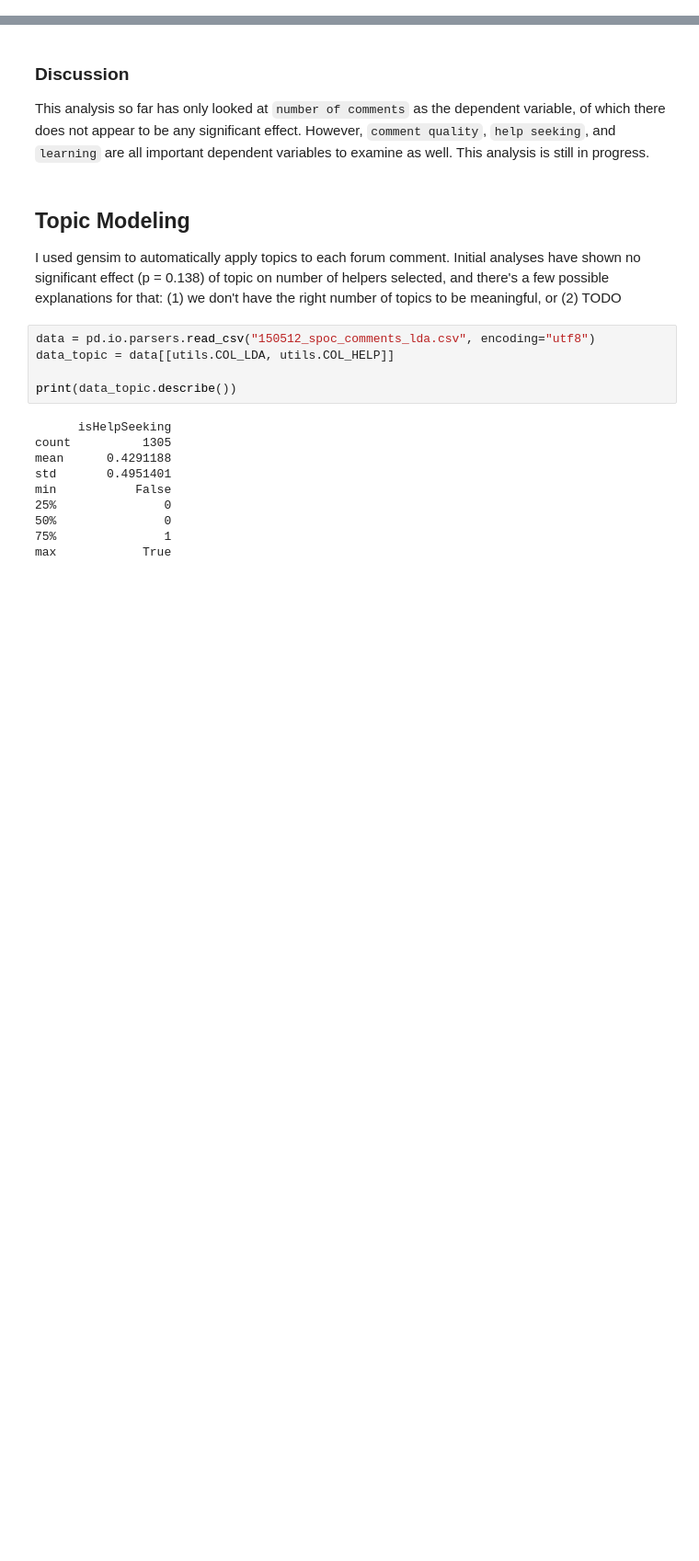
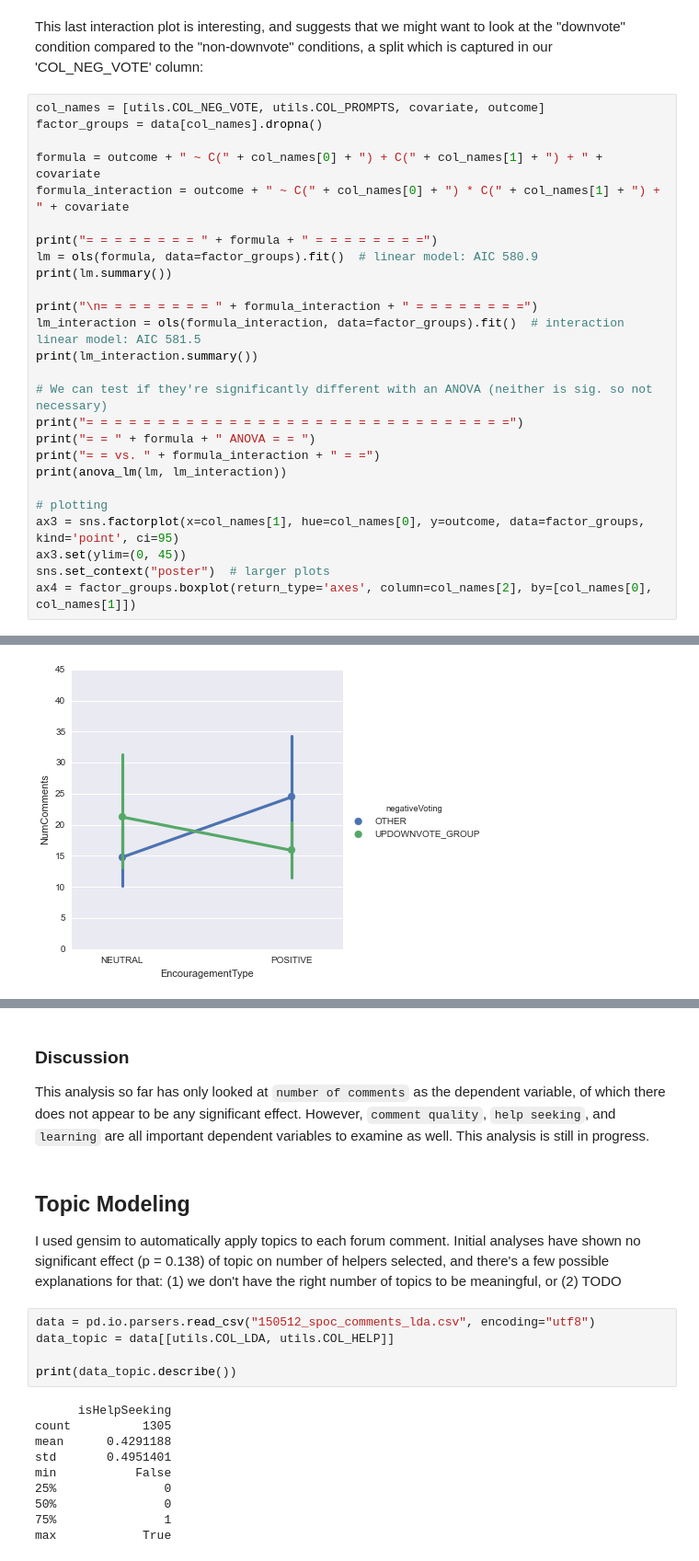
Before and after one commit to UberHowley/spoc-file-processing, a Jupyter notebook: SPOCanalysis.ipynb, the cells around one changed output, grey strips where cells are left out. Shown: that part at 92% size. Cells and saved outputs as stored; diff of their text form; blank space fills up the shorter version.

Commit message:
Regrouping votes for more analysis in IPython NB

```diff
--- a/SPOCanalysis.ipynb
+++ b/SPOCanalysis.ipynb
@@ -318,0 +328,29 @@ plt.tight_layout()
+# %% [markdown]
+This last interaction plot is interesting, and suggests that we might want to look at the "downvote" condition compared to the "non-downvote" conditions, a split which is captured in our 'COL_NEG_VOTE' column:
+# %%
+col_names = [utils.COL_NEG_VOTE, utils.COL_PROMPTS, covariate, outcome]
+factor_groups = data[col_names].dropna()
+
+formula = outcome + " ~ C(" + col_names[0] + ") + C(" + col_names[1] + ") + " + covariate
+formula_interaction = outcome + " ~ C(" + col_names[0] + ") * C(" + col_names[1] + ") + " + covariate
+
+print("= = = = = = = = " + formula + " = = = = = = = =")
+lm = ols(formula, data=factor_groups).fit()  # linear model: AIC 580.9
+print(lm.summary())
+
+print("\n= = = = = = = = " + formula_interaction + " = = = = = = = =")
+lm_interaction = ols(formula_interaction, data=factor_groups).fit()  # interaction linear model: AIC 581.5
+print(lm_interaction.summary())
+
+# We can test if they're significantly different with an ANOVA (neither is sig. so not necessary)
+print("= = = = = = = = = = = = = = = = = = = = = = = = = = = = = =")
+print("= = " + formula + " ANOVA = = ")
+print("= = vs. " + formula_interaction + " = =")
+print(anova_lm(lm, lm_interaction))
+
+# plotting
+ax3 = sns.factorplot(x=col_names[1], hue=col_names[0], y=outcome, data=factor_groups, kind='point', ci=95)
+ax3.set(ylim=(0, 45))
+sns.set_context("poster")  # larger plots
+ax4 = factor_groups.boxplot(return_type='axes', column=col_names[2], by=[col_names[0], col_names[1]])
+# %% [output]
@@ -318,0 +374 @@ plt.tight_layout()
+[figure, added]
```
Also changed, not shown: parts of 15 cells of this notebook.
